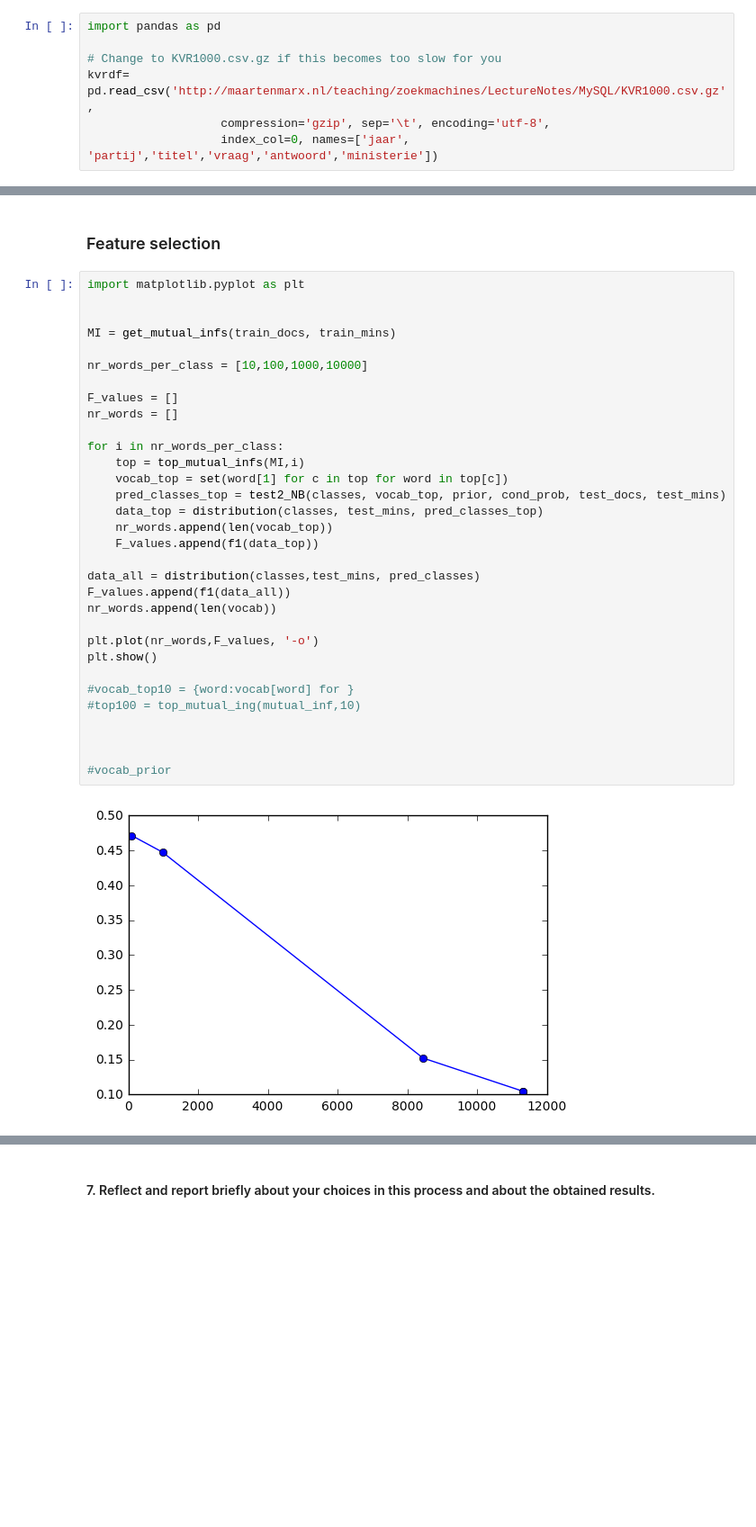
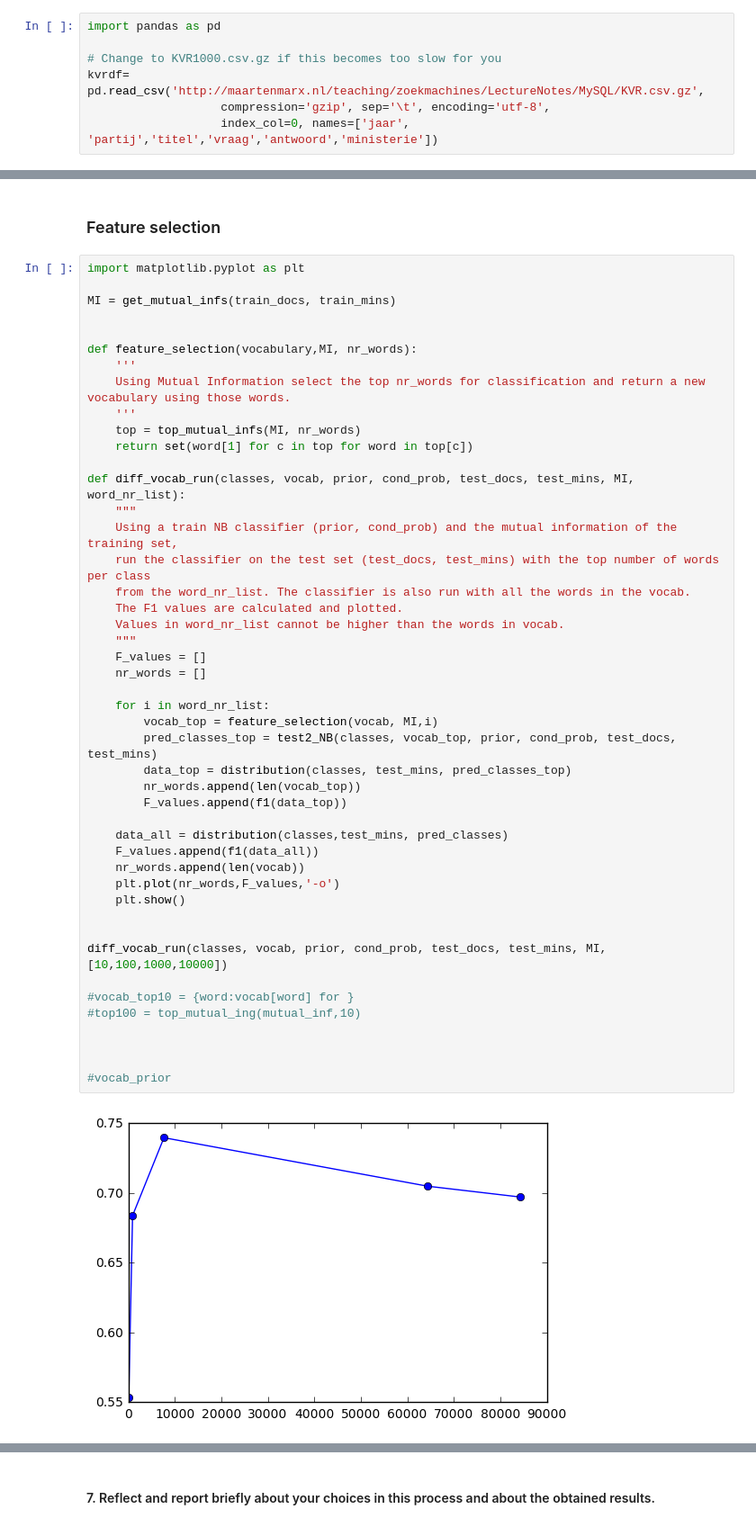
Before and after one commit to vdankers/zoekmachines, a Jupyter notebook: AssignmentWeek7.ipynb, the cells around one changed output, grey strips where cells are left out. Shown at 90% size. Saved outputs shown, nothing was run; the diff lists cells and outputs as text; blank space fills up the shorter version.

```diff
--- a/AssignmentWeek7.ipynb
+++ b/AssignmentWeek7.ipynb
@@ -123,7 +123,7 @@ First we import our data into a pandas data frame.
 import pandas as pd
 
 # Change to KVR1000.csv.gz if this becomes too slow for you
-kvrdf= pd.read_csv('http://maartenmarx.nl/teaching/zoekmachines/LectureNotes/MySQL/KVR1000.csv.gz',
+kvrdf= pd.read_csv('http://maartenmarx.nl/teaching/zoekmachines/LectureNotes/MySQL/KVR.csv.gz',
                    compression='gzip', sep='\t', encoding='utf-8',
                    index_col=0, names=['jaar', 'partij','titel','vraag','antwoord','ministerie'])
 # %% [markdown]
@@ -512,37 +513,51 @@ def f1(data):
 # %%
 import matplotlib.pyplot as plt
 
-
 MI = get_mutual_infs(train_docs, train_mins)
 
-nr_words_per_class = [10,100,1000,10000]
 
-F_values = []
-nr_words = []
+def feature_selection(vocabulary,MI, nr_words):
+    '''
+    Using Mutual Information select the top nr_words for classification and return a new vocabulary using those words.
+    '''
+    top = top_mutual_infs(MI, nr_words)
+    return set(word[1] for c in top for word in top[c])
 
-for i in nr_words_per_class:
-    top = top_mutual_infs(MI,i)
-    vocab_top = set(word[1] for c in top for word in top[c])
-    pred_classes_top = test2_NB(classes, vocab_top, prior, cond_prob, test_docs, test_mins)
-    data_top = distribution(classes, test_mins, pred_classes_top)
-    nr_words.append(len(vocab_top))
-    F_values.append(f1(data_top))
+def diff_vocab_run(classes, vocab, prior, cond_prob, test_docs, test_mins, MI, word_nr_list):
+    """
+    Using a train NB classifier (prior, cond_prob) and the mutual information of the training set,
+    run the classifier on the test set (test_docs, test_mins) with the top number of words per class
+    from the word_nr_list. The classifier is also run with all the words in the vocab.
+    The F1 values are calculated and plotted.
+    Values in word_nr_list cannot be higher than the words in vocab.
+    """
+    F_values = []
+    nr_words = []
 
-data_all = distribution(classes,test_mins, pred_classes)
-F_values.append(f1(data_all))
-nr_words.append(len(vocab))
+    for i in word_nr_list:
+        vocab_top = feature_selection(vocab, MI,i)
+        pred_classes_top = test2_NB(classes, vocab_top, prior, cond_prob, test_docs, test_mins)
+        data_top = distribution(classes, test_mins, pred_classes_top)
+        nr_words.append(len(vocab_top))
+        F_values.append(f1(data_top))
 
-plt.plot(nr_words,F_values, '-o')
-plt.show()
+    data_all = distribution(classes,test_mins, pred_classes)
+    F_values.append(f1(data_all))
+    nr_words.append(len(vocab))
+    plt.plot(nr_words,F_values,'-o')
+    plt.show()
+
+
+diff_vocab_run(classes, vocab, prior, cond_prob, test_docs, test_mins, MI, [10,100,1000,10000])
 
 #vocab_top10 = {word:vocab[word] for }
 #top100 = top_mutual_ing(mutual_inf,10)
 
 
 
 #vocab_prior
 # %% [output]
-[figure, old version]
+[figure, new version]
 # %%
 data = distribution(classes, test_mins, pred_classes)
 precisions = precision(data)
```
Also changed, not shown: parts of 6 cells of this notebook.
